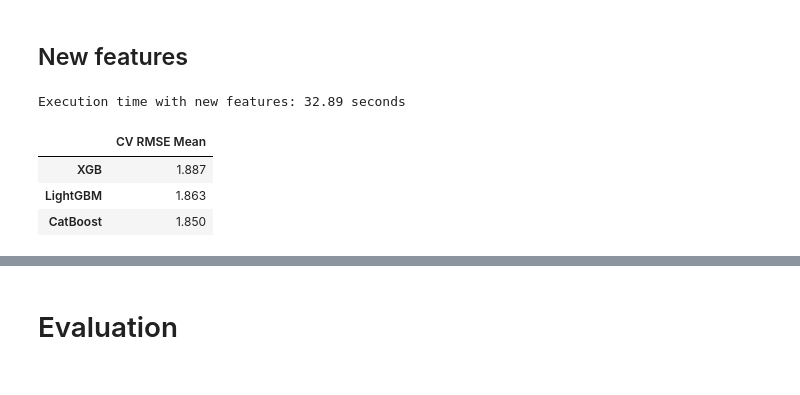
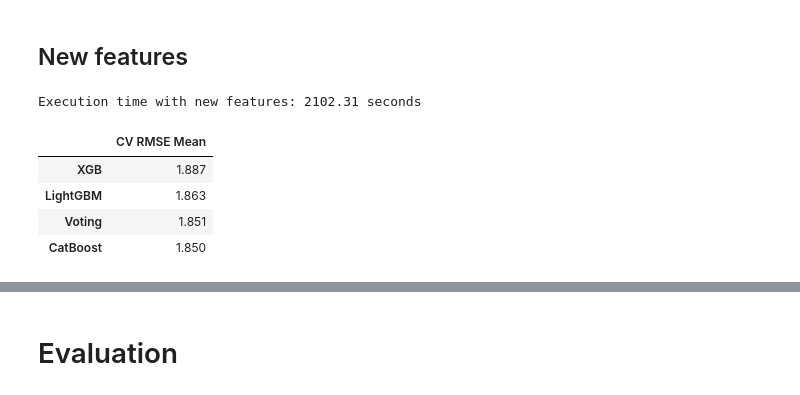
Before and after one commit to raydiwill/Abalone-Regression-KaggleC, a Jupyter notebook: model.ipynb, the cells around one changed output, grey strips where cells are left out. Saved outputs shown, nothing was run; the diff lists cells and outputs as text; code cells hidden in the pictures.

```diff
--- a/model.ipynb
+++ b/model.ipynb
@@ -1067,25 +1067,27 @@ start_time = time.time()
 xgb_cv = cross_val_score(xgb_reg, X_train_nf_processed, y_train_nf, cv=fold, scoring='neg_root_mean_squared_error', n_jobs=-1)
 catboost_cv = cross_val_score(catboost_reg, X_train_nf_processed, y_train_nf, cv=fold, scoring='neg_root_mean_squared_error', n_jobs=-1)
 lgbm_cv = cross_val_score(lgbm_reg, X_train_nf_processed, y_train_nf, cv=fold, scoring='neg_root_mean_squared_error', n_jobs=-1)
+voting_cv = cross_val_score(ensemble_model, X_train_nf_processed, y_train_nf, cv=fold, scoring='neg_root_mean_squared_error', n_jobs=-1)
 
 end_time = time.time()
 print(f"\n\nExecution time with new features: {round(end_time - start_time, 2)} seconds")
 # %% [output]
-Execution time with new features: 32.89 seconds
+Execution time with new features: 2102.31 seconds
 # %%
-cv_scores = [xgb_cv, catboost_cv, lgbm_cv]
+cv_scores = [xgb_cv, catboost_cv, lgbm_cv, voting_cv]
 
 # Convert negative RMSE values back to positive
 cv_scores_positive = [-score for score in cv_scores]
 
 # Calculate the mean of the positive RMSE scores
 cv_mean = [round(np.mean(scores), 3) for scores in cv_scores_positive]
 
 # Display as dataframe
-new_features_rmsle_scores = pd.DataFrame({"CV RMSE Mean": cv_mean}, index=[names for names in ["XGB", "CatBoost", "LightGBM"]])
+new_features_rmsle_scores = pd.DataFrame({"CV RMSE Mean": cv_mean}, index=[names for names in ["XGB", "CatBoost", "LightGBM", "Voting"]])
 new_features_rmsle_scores.sort_values(by="CV RMSE Mean", ascending=False)
 # %% [output]
 |  | CV RMSE Mean |
 | XGB | 1.887 |
 | LightGBM | 1.863 |
+| Voting | 1.851 |
 | CatBoost | 1.850 |
```
Also changed, not shown: parts of 8 cells of this notebook.
